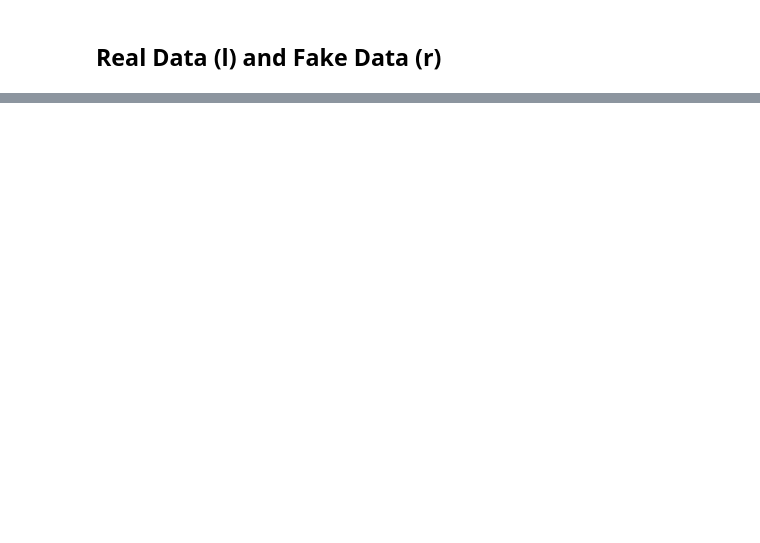
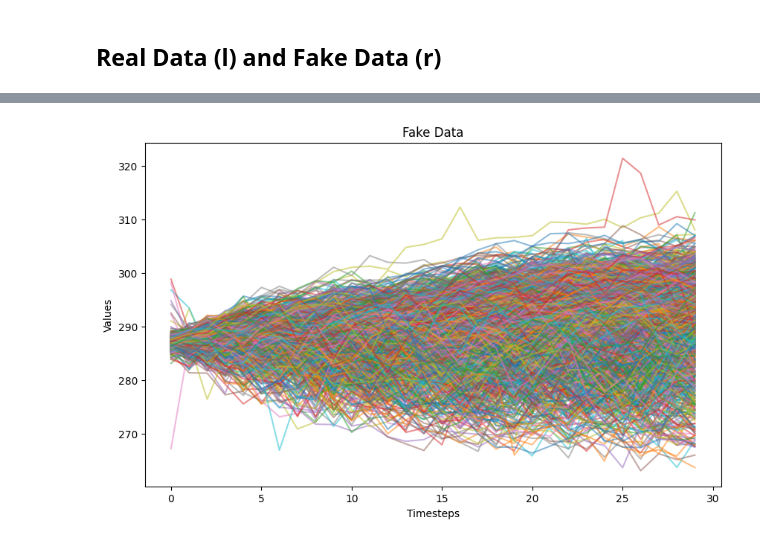
Before and after one commit to Sondringsen/master-thesis, a Jupyter notebook: src/models/data_generating_models/TimeCausalVAE/notebooks/sondre_test.ipynb, the cells around one changed output, grey strips where cells are left out. Drawn from its saved outputs; the diff is of its cells as text; code cells hidden in the pictures; blank space fills up the shorter version.

```diff
--- a/src/models/data_generating_models/TimeCausalVAE/notebooks/sondre_test.ipynb
+++ b/src/models/data_generating_models/TimeCausalVAE/notebooks/sondre_test.ipynb
@@ -41,9 +48,11 @@ import pandas as pd
 df = pd.read_csv("../../../../../data/raw/spy_daily_closing_prices.csv", index_col = 0)
 # df["vol"] = df["Close"].rolling(window=30).std()
 # df = df.dropna()
+price_scaler = data[0, 0]
+vol_scaler = np.max(data[:, 1])
 data = df.to_numpy()
-data[:, 0] = data[:, 0]/data[0, 0]
-data[:, 1] = data[:, 1]/np.max(data[:, 1])
+data[:, 0] = data[:, 0]/price_scaler
+data[:, 1] = data[:, 1]/vol_scaler
 print(data.shape)
 np.save("../data/sp500vix/sp500_normalized.npy", data)
 # %% [output]
@@ -195,0 +296,13 @@ compare_path(real_data,fake_data, plot_size=1000)
+# %%
+fig, ax = plt.subplots(figsize=(10, 6))
+
+# Assuming fake_data is a 3D tensor with shape (samples, timesteps, features)
+for i in range(fake_data.shape[0]):  # Iterate over samples
+    ax.plot(fake_data[i, :, 0].numpy()*price_scaler, alpha=0.5)  # Plot each sample
+
+ax.set_title("Fake Data")
+ax.set_xlabel("Timesteps")
+ax.set_ylabel("Values")
+plt.show()
+# %% [output]
+[figure, added]
```
Also changed, not shown: parts of 10 cells of this notebook, 1 other file.
